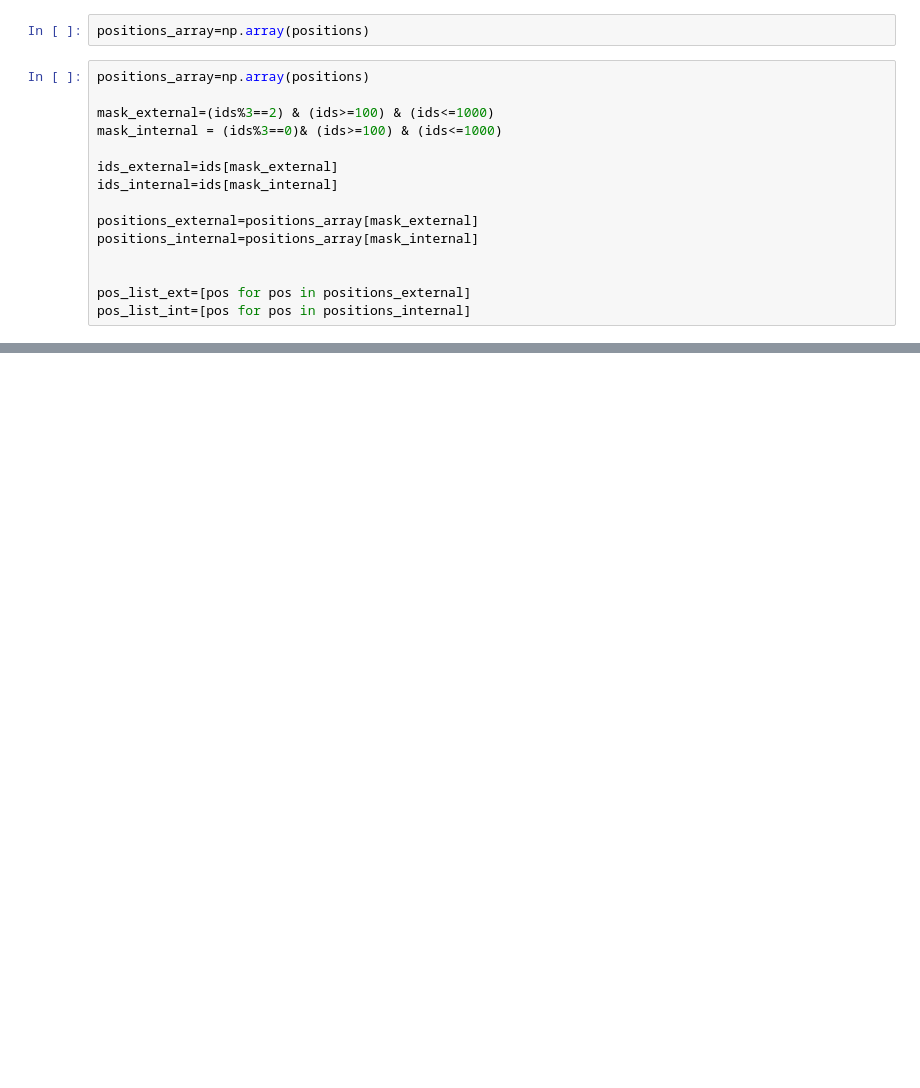
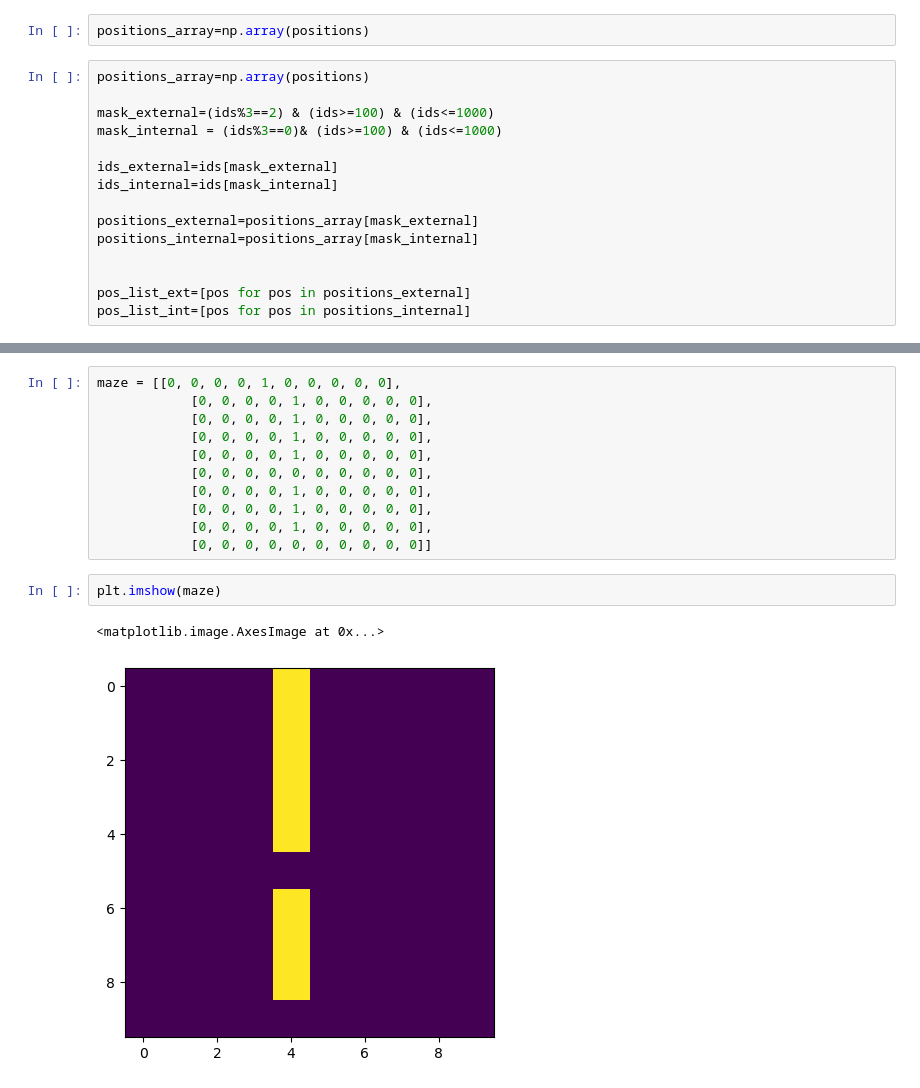
Before and after one commit to tommaso-bertola/computer-vision-and-robotics, a Jupyter notebook: robot-code/pathfinding/disentangle.ipynb, the cells around one changed output, grey strips where cells are left out. Cells and saved outputs as stored; diff of their text form; blank space fills up the shorter version.

```diff
--- a/robot-code/pathfinding/disentangle.ipynb
+++ b/robot-code/pathfinding/disentangle.ipynb
@@ -92,0 +181,16 @@ plt.show()
+# %%
+maze = [[0, 0, 0, 0, 1, 0, 0, 0, 0, 0],
+            [0, 0, 0, 0, 1, 0, 0, 0, 0, 0],
+            [0, 0, 0, 0, 1, 0, 0, 0, 0, 0],
+            [0, 0, 0, 0, 1, 0, 0, 0, 0, 0],
+            [0, 0, 0, 0, 1, 0, 0, 0, 0, 0],
+            [0, 0, 0, 0, 0, 0, 0, 0, 0, 0],
+            [0, 0, 0, 0, 1, 0, 0, 0, 0, 0],
+            [0, 0, 0, 0, 1, 0, 0, 0, 0, 0],
+            [0, 0, 0, 0, 1, 0, 0, 0, 0, 0],
+            [0, 0, 0, 0, 0, 0, 0, 0, 0, 0]]
+# %%
+plt.imshow(maze)
+# %% [output]
+<matplotlib.image.AxesImage at 0x...>
+[figure, added]
```
Also changed, not shown: parts of 19 cells of this notebook, 2 other files.
